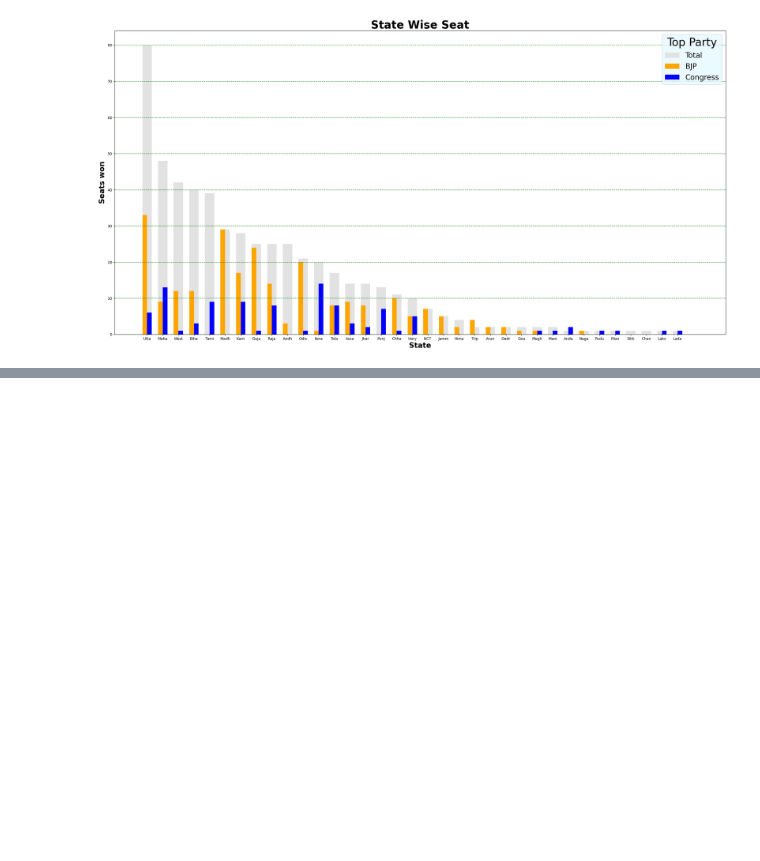
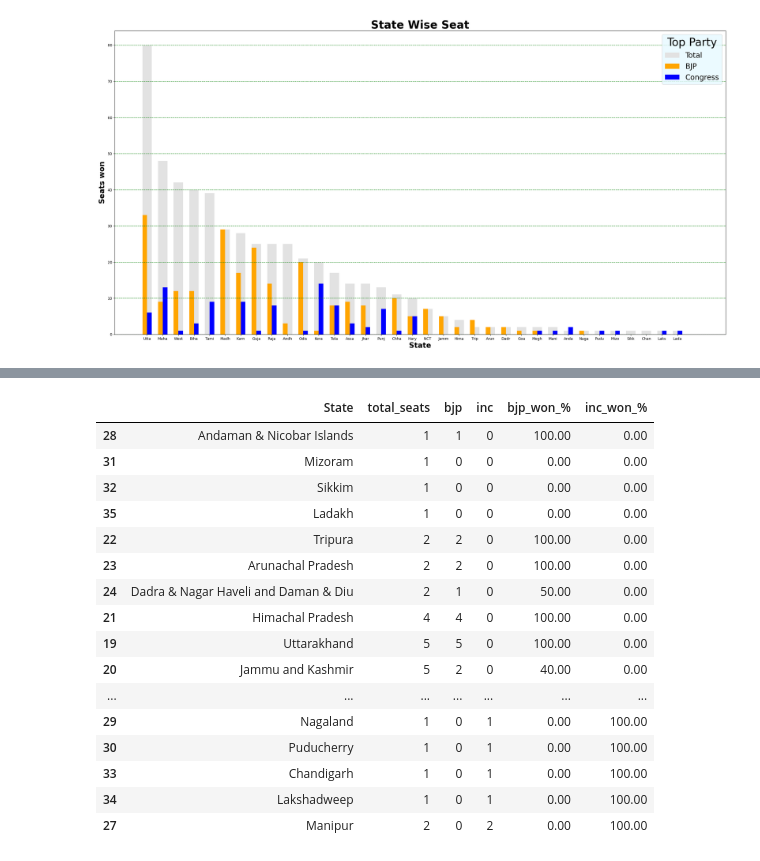
Before and after one commit to rsbansode2000/Election-2024-Analysis, a Jupyter notebook: Election_Result_2024 (1).ipynb, the cells around one changed output, grey strips where cells are left out. Drawn from its saved outputs; the diff is of its cells as text; code cells hidden in the pictures; blank space fills up the shorter version.

```diff
--- a/Election_Result_2024 (1).ipynb
+++ b/Election_Result_2024 (1).ipynb
@@ -411,0 +462,23 @@ plt.show()
+# %%
+bjp_sort = bjp_con.sort_values(['bjp_won_%', 'total_seats'])
+bjp_sort
+inc_sort = bjp_con.sort_values(['inc_won_%', 'total_seats'])
+inc_sort
+# %% [output]
+|  | State | total_seats | bjp | inc | bjp_won_% | inc_won_% |
+| 28 | Andaman & Nicobar Islands | 1 | 1 | 0 | 100.00 | 0.00 |
+| 31 | Mizoram | 1 | 0 | 0 | 0.00 | 0.00 |
+| 32 | Sikkim | 1 | 0 | 0 | 0.00 | 0.00 |
+| 35 | Ladakh | 1 | 0 | 0 | 0.00 | 0.00 |
+| 22 | Tripura | 2 | 2 | 0 | 100.00 | 0.00 |
+| 23 | Arunachal Pradesh | 2 | 2 | 0 | 100.00 | 0.00 |
+| 24 | Dadra & Nagar Haveli and Daman & Diu | 2 | 1 | 0 | 50.00 | 0.00 |
+| 21 | Himachal Pradesh | 4 | 4 | 0 | 100.00 | 0.00 |
+| 19 | Uttarakhand | 5 | 5 | 0 | 100.00 | 0.00 |
+| 20 | Jammu and Kashmir | 5 | 2 | 0 | 40.00 | 0.00 |
+| ... | ... | ... | ... | ... | ... | ... |
+| 29 | Nagaland | 1 | 0 | 1 | 0.00 | 100.00 |
+| 30 | Puducherry | 1 | 0 | 1 | 0.00 | 100.00 |
+| 33 | Chandigarh | 1 | 0 | 1 | 0.00 | 100.00 |
+| 34 | Lakshadweep | 1 | 0 | 1 | 0.00 | 100.00 |
+| 27 | Manipur | 2 | 0 | 2 | 0.00 | 100.00 |
```
Also changed, not shown: parts of 7 cells of this notebook.
